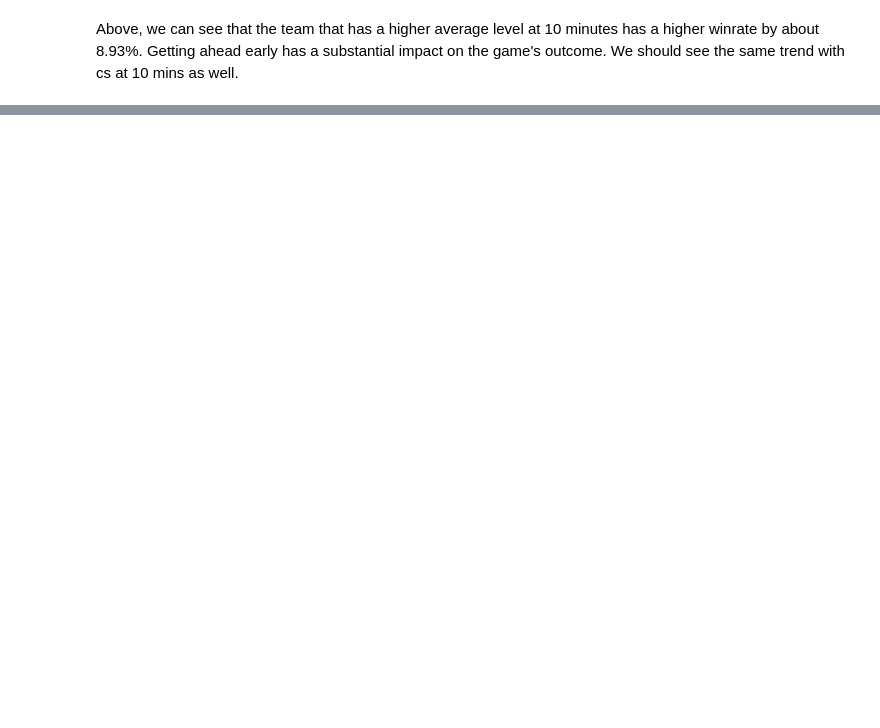
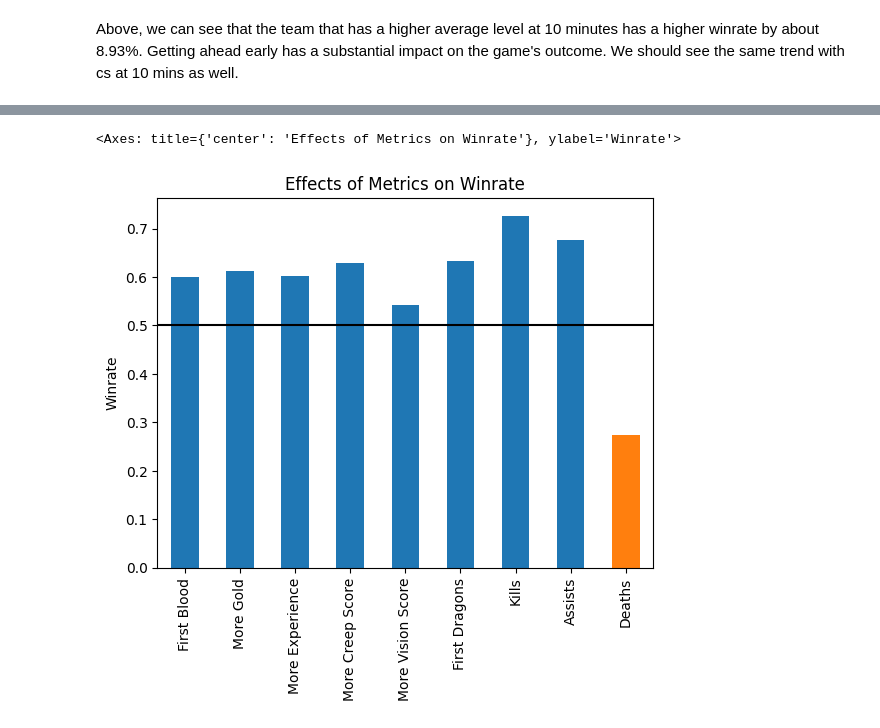
Before and after one commit to JanoKasu/Jupyter-Practice, a Jupyter notebook: main.ipynb, the cells around one changed output, grey strips where cells are left out. Cells and saved outputs as stored; diff of their text form; code cells hidden in the pictures; blank space fills up the shorter version.

```diff
--- a/main.ipynb
+++ b/main.ipynb
@@ -148,0 +265,11 @@ True                    3576               1353
+# %%
+# This describes the number of games where blue won, depending on if they drew first blood or not
+# Team gets first blood
+blueAssists = df['blueWins'].astype(bool).where(df['blueAssists'] > df['redAssists'])
+redAssists = df['blueWins'].astype(bool).where(df['blueAssists'] < df['redAssists'])
+
+# Calculate winrate for games where they had more gold
+blueAssistWinrate : float = blueAssists.value_counts()[True] / blueAssists.count()
+redAssistWinrate : float = redAssists.value_counts()[False] / redAssists.count()
+moreAssists : float = (blueAssistWinrate + redAssistWinrate) / 2
+print(moreAssists)
@@ -148,0 +280,11 @@ True                    3576               1353
+# %%
+# This describes the number of games where blue won, depending on if they drew first blood or not
+# Team gets first blood
+blueDeaths = df['blueWins'].astype(bool).where(df['blueDeaths'] > df['redDeaths'])
+redDeaths = df['blueWins'].astype(bool).where(df['blueDeaths'] < df['redDeaths'])
+
+# Calculate winrate for games where they had more gold
+blueDeathWinrate : float = blueDeaths.value_counts()[True] / blueDeaths.count()
+redDeathWinrate : float = redDeaths.value_counts()[False] / redDeaths.count()
+moreDeaths : float = (blueDeathWinrate + redDeathWinrate) / 2
+print(moreDeaths)
@@ -148,0 +302,21 @@ True                    3576               1353
+# %%
+# Graph of experience, gold, creep score, vision score, and elite monsters
+graph = pd.Series({'First Blood' : firstBloodWinrate,
+				   'More Gold' : moreGoldWinrate,
+				   'More Experience' : greaterAvgLevelWinrate,
+				   'More Creep Score' : moreCSWinrate,
+				   'More Vision Score' : greaterVSWinrate,
+				   'First Dragons' : moreFirstDragonsWinrate,
+				   'Kills' : moreKills,
+				   'Assists' : moreAssists,
+				   'Deaths' : moreDeaths})
+plt.axhline(0.5, color='k')
+
+my_colors = []
+for bar in graph:
+	my_colors.append('C0' if bar >= 0.5 else 'C1')
+
+graph.plot(kind='bar', ylabel='Winrate', title='Effects of Metrics on Winrate', color=my_colors)
+# %% [output]
+<Axes: title={'center': 'Effects of Metrics on Winrate'}, ylabel='Winrate'>
+[figure, added]
```
Also changed, not shown: parts of 37 cells of this notebook.
